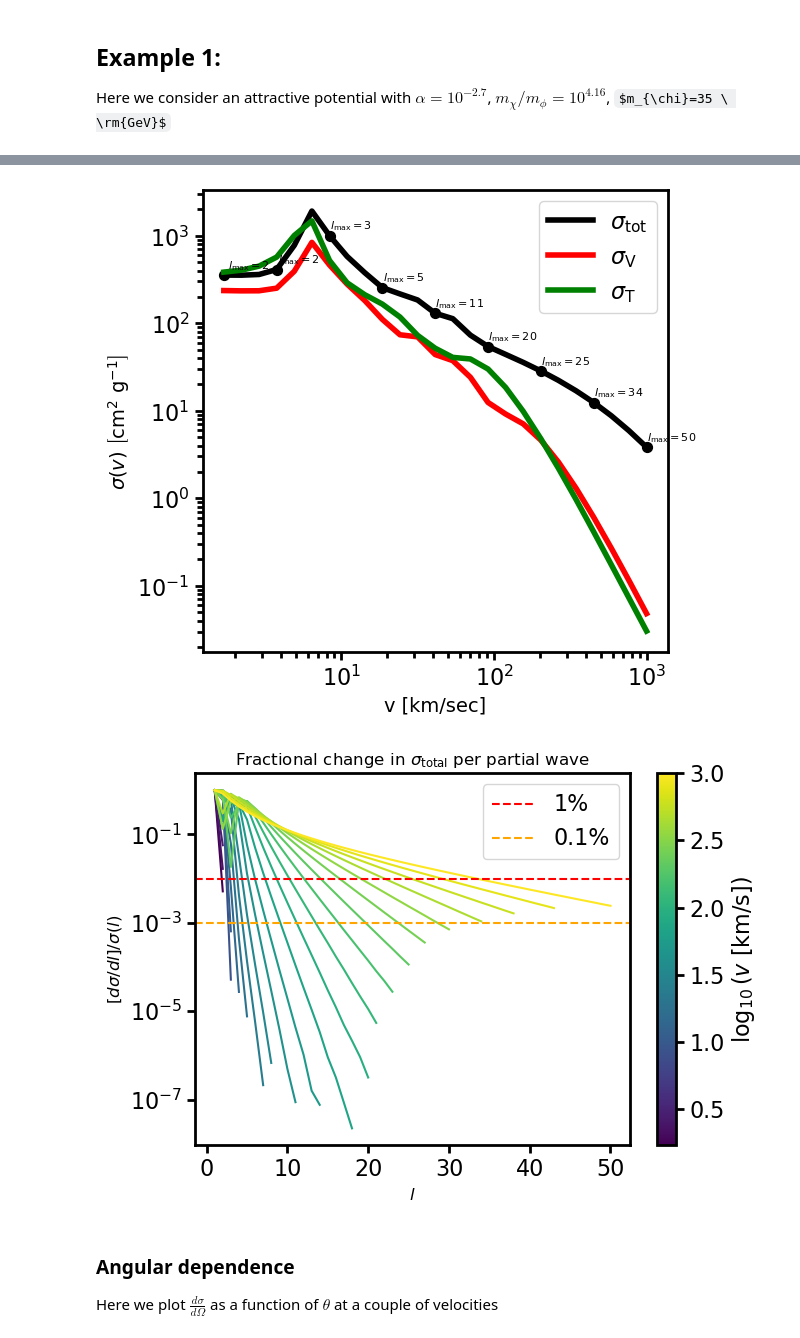
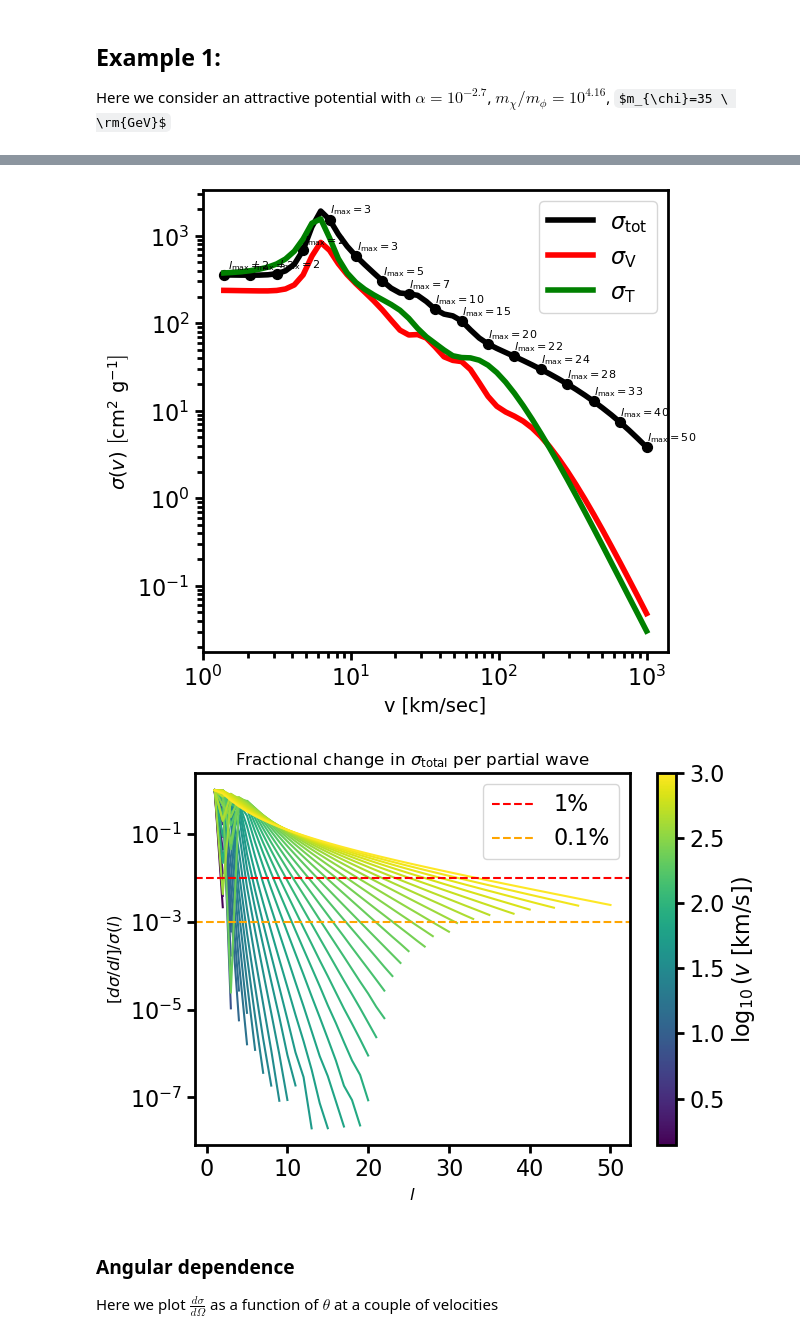
Before and after one commit to dangilman/pykawa, a Jupyter notebook: notebooks/cross_section_comparisons.ipynb, the cells around one changed output, grey strips where cells are left out. Drawn from its saved outputs; the diff is of its cells as text; code cells hidden in the pictures; some formulas as TeX source.

```diff
--- a/notebooks/cross_section_comparisons.ipynb
+++ b/notebooks/cross_section_comparisons.ipynb
@@ -37,10 +37,11 @@ The maximum partial wave $l_{\rm{max}}$ is determined adaptively at each velocit
 Here we consider an attractive potential with $\alpha = 10^{-2.7}$, $m_{\chi}/m_{\phi}=10^{4.16}$, $m_{\chi}=35 \ \rm{GeV}$
 # %%
 # replace this with the path to the directory where you put the data files
-filename = os.getcwd() + '/mphi416_alpha270_phases.txt' # for attractive potential
+filename = os.getcwd() + '/mphi416_alpha270_phases_highres.txt' # for attractive potential
 phase_shift_data = np.loadtxt(filename)
 log10_v = phase_shift_data[:,0]
 v = 10 ** log10_v
+print(v)
 phase_shifts = phase_shift_data[:,1:]
 theta = np.linspace(0, np.pi, 20)
 m_chi_gev = 35
@@ -125,5 +136,5 @@ plt.show()
-[figure, old version]
+[figure, new version]
-[figure, old version]
+[figure, new version]
 # %% [markdown]
 ### Angular dependence
 
```
Also changed, not shown: parts of 4 cells of this notebook, 2 other files.
